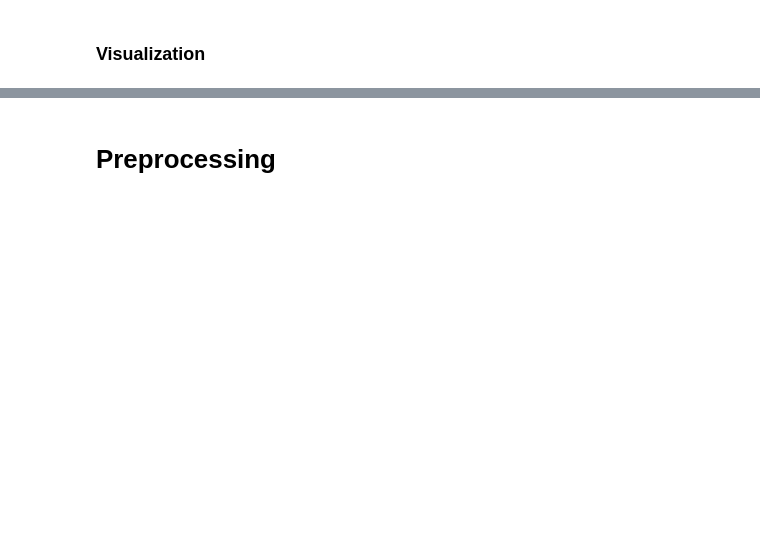
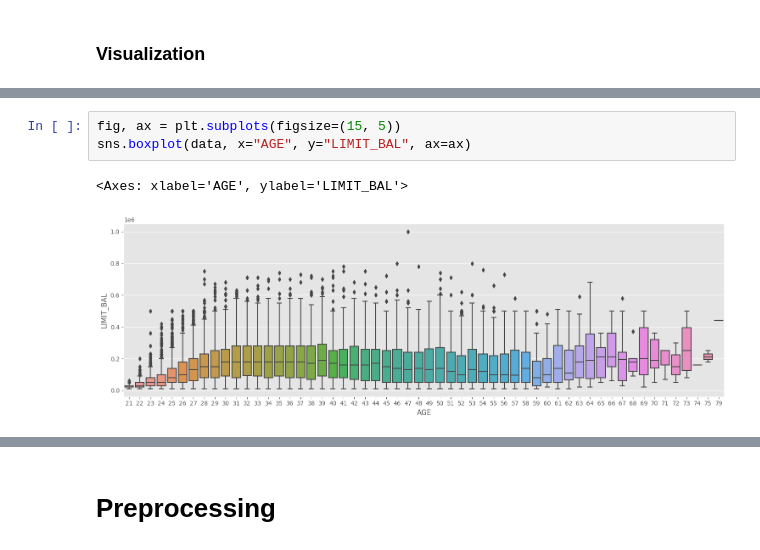
Before and after one commit to Srividhyak2011/Demo-Datascienceproject, a Jupyter notebook: M3_MP3_NB_Credit_Card_Default_Prediction.ipynb, the cells around one changed output, grey strips where cells are left out. Drawn from its saved outputs; the diff is of its cells as text; blank space fills up the shorter version.

```diff
--- a/M3_MP3_NB_Credit_Card_Default_Prediction.ipynb
+++ b/M3_MP3_NB_Credit_Card_Default_Prediction.ipynb
@@ -111,3 +261,9 @@ The detail statistics of the dataset of various columns of dataset
+# %%
+fig, ax = plt.subplots(figsize=(15, 5))
+sns.boxplot(data, x="AGE", y="LIMIT_BAL", ax=ax)
+# %% [output]
+<Axes: xlabel='AGE', ylabel='LIMIT_BAL'>
+[figure, added]
 # %%
 #Plot the defaulter(Y), marriage(X4) vs age(X5) use seborn library
 
```
Also changed, not shown: parts of 36 cells of this notebook.
